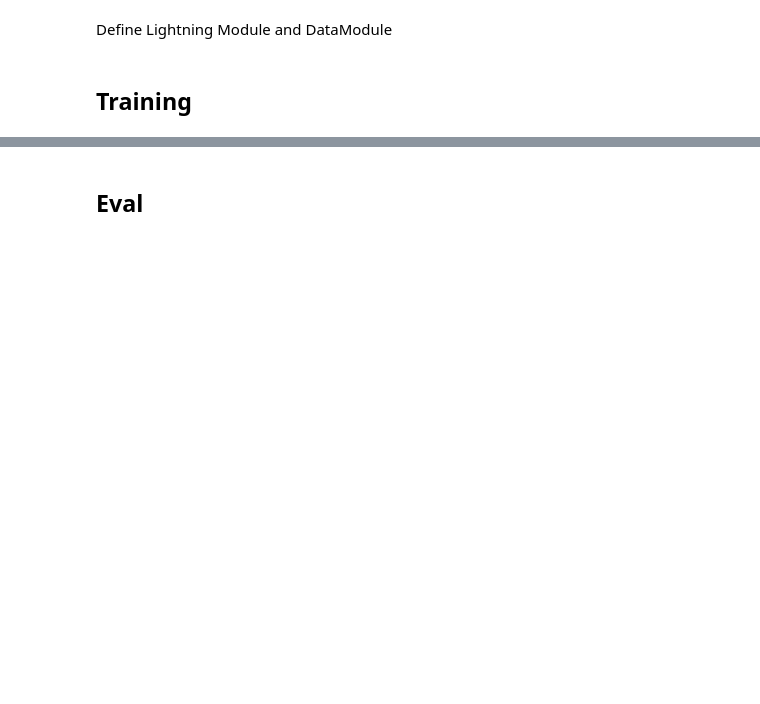
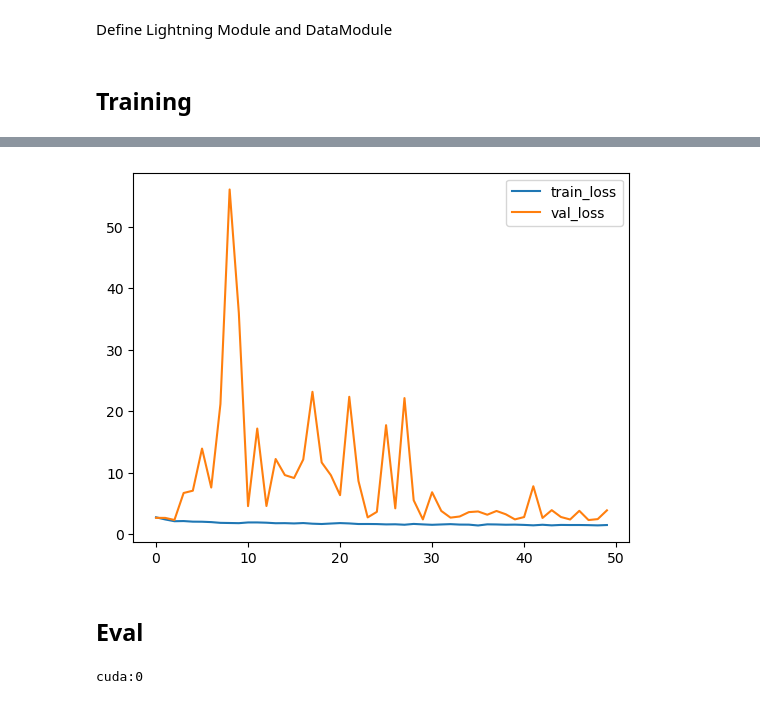
Before and after one commit to ermahechap/Proj-Redes-Neuronales-2024, a Jupyter notebook: 2_unet/2_unet.ipynb, the cells around one changed output, grey strips where cells are left out. Saved outputs shown, nothing was run; the diff lists cells and outputs as text; code cells hidden in the pictures; blank space fills up the shorter version.

Commit message:
UNET First training attempt

```diff
--- a/2_unet/2_unet.ipynb
+++ b/2_unet/2_unet.ipynb
@@ -391,2 +654,24 @@ datamodule = CustomGeoDataModule(
+# %%
+df = pd.read_csv('./training_unet/t_1/train_logs/version_0/metrics.csv')
+df = df.groupby(['epoch']).max().reset_index()
+plt.plot(df['epoch'], df['train_loss'], label='train_loss')
+plt.plot(df['epoch'], df['val_loss'], label='val_loss')
+plt.legend()
+plt.show()
+# %% [output]
+[figure, added]
 # %% [markdown]
 ## Eval
+# %%
+model = UNETModel.load_from_checkpoint(
+  './training_unet/t_1/last.ckpt',
+  image_size=in_image_size,
+	cmap=seg_map_cmap,
+	lr=1e-3,
+	epochs=epochs,
+	warmup_epochs=warmup_epochs,
+).to('cuda')
+model.eval()
+print(model.device)
+# %% [output]
+cuda:0
```
Also changed, not shown: parts of 19 cells of this notebook, 3 other files.
